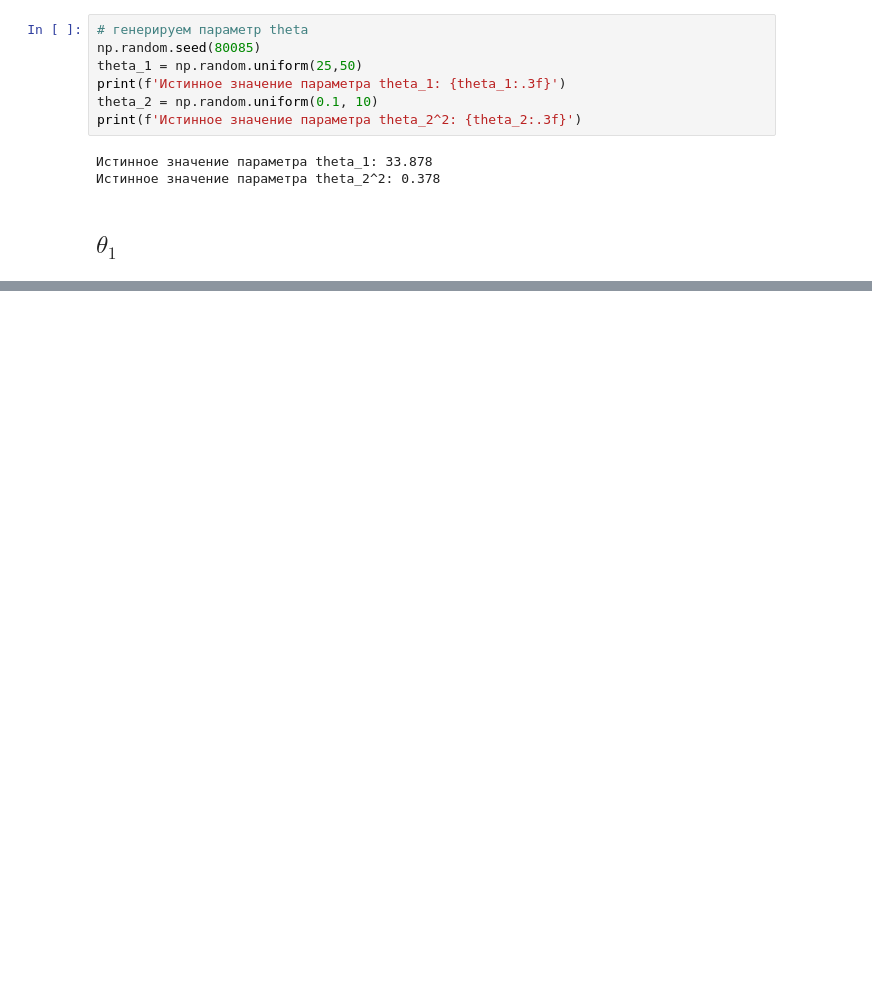
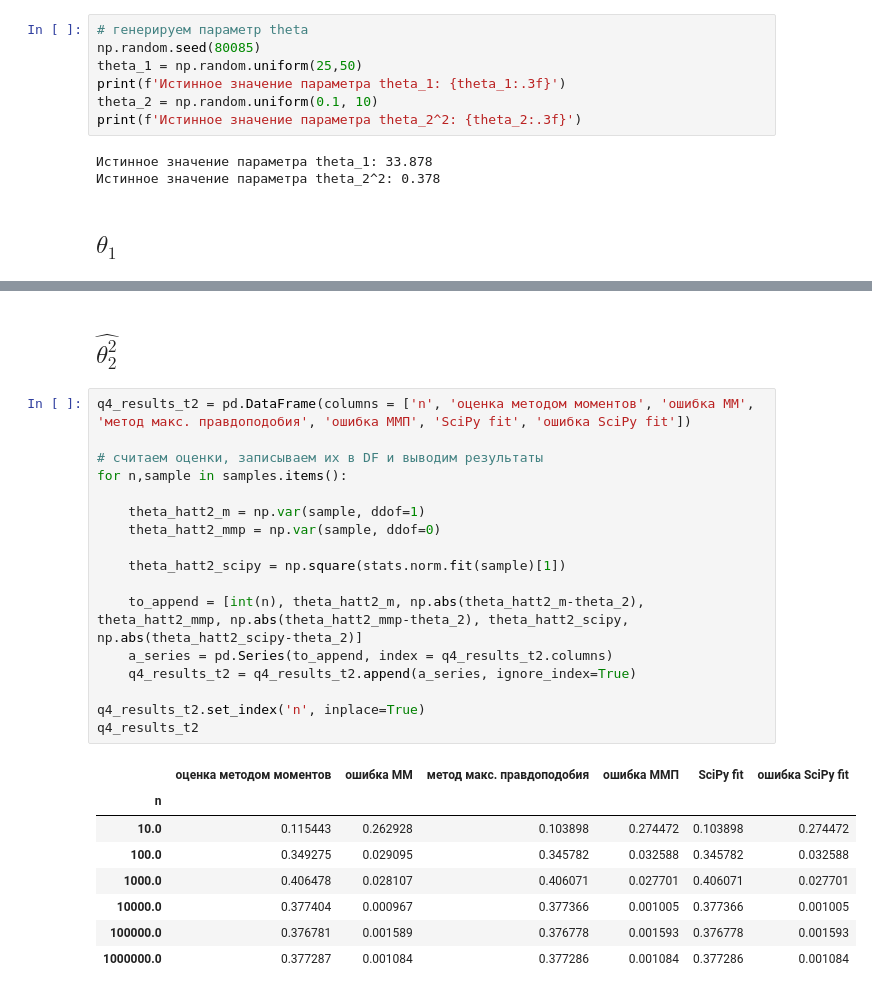
Before and after one commit to ksetdekov/HSE_DS, a Jupyter notebook: 03 Math/Stat 01/HW 01.ipynb, the cells around one changed output, grey strips where cells are left out. Cells and saved outputs as stored; diff of their text form; blank space fills up the shorter version.

```diff
--- a/03 Math/Stat 01/HW 01.ipynb
+++ b/03 Math/Stat 01/HW 01.ipynb
@@ -196,0 +238,28 @@ stats.uniform()
+# %% [markdown]
+## ${\hat{\theta ^2 _{2}}}$
+# %%
+q4_results_t2 = pd.DataFrame(columns = ['n', 'оценка методом моментов', 'ошибка ММ', 'метод макс. правдоподобия', 'ошибка ММП', 'SciPy fit', 'ошибка SciPy fit'])
+
+# считаем оценки, записываем их в DF и выводим результаты
+for n,sample in samples.items():
+
+    theta_hatt2_m = np.var(sample, ddof=1)
+    theta_hatt2_mmp = np.var(sample, ddof=0)
+
+    theta_hatt2_scipy = np.square(stats.norm.fit(sample)[1])
+
+    to_append = [int(n), theta_hatt2_m, np.abs(theta_hatt2_m-theta_2), theta_hatt2_mmp, np.abs(theta_hatt2_mmp-theta_2), theta_hatt2_scipy, np.abs(theta_hatt2_scipy-theta_2)]
+    a_series = pd.Series(to_append, index = q4_results_t2.columns)
+    q4_results_t2 = q4_results_t2.append(a_series, ignore_index=True)
+
+q4_results_t2.set_index('n', inplace=True)
+q4_results_t2
+# %% [output]
+|  | оценка методом моментов | ошибка ММ | метод макс. правдоподобия | ошибка ММП | SciPy fit | ошибка SciPy fit |
+| n |  |  |  |  |  |  |
+| 10.0 | 0.115443 | 0.262928 | 0.103898 | 0.274472 | 0.103898 | 0.274472 |
+| 100.0 | 0.349275 | 0.029095 | 0.345782 | 0.032588 | 0.345782 | 0.032588 |
+| 1000.0 | 0.406478 | 0.028107 | 0.406071 | 0.027701 | 0.406071 | 0.027701 |
+| 10000.0 | 0.377404 | 0.000967 | 0.377366 | 0.001005 | 0.377366 | 0.001005 |
+| 100000.0 | 0.376781 | 0.001589 | 0.376778 | 0.001593 | 0.376778 | 0.001593 |
+| 1000000.0 | 0.377287 | 0.001084 | 0.377286 | 0.001084 | 0.377286 | 0.001084 |
```
Also changed, not shown: parts of 10 cells of this notebook.
